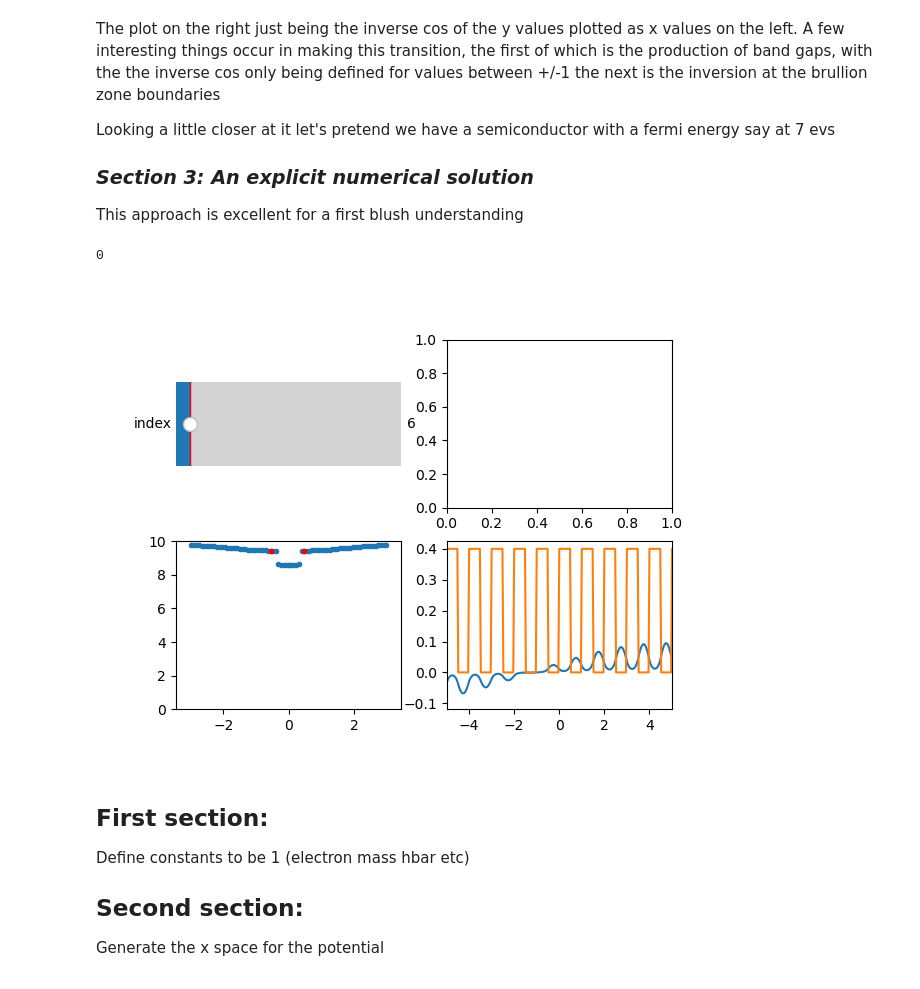
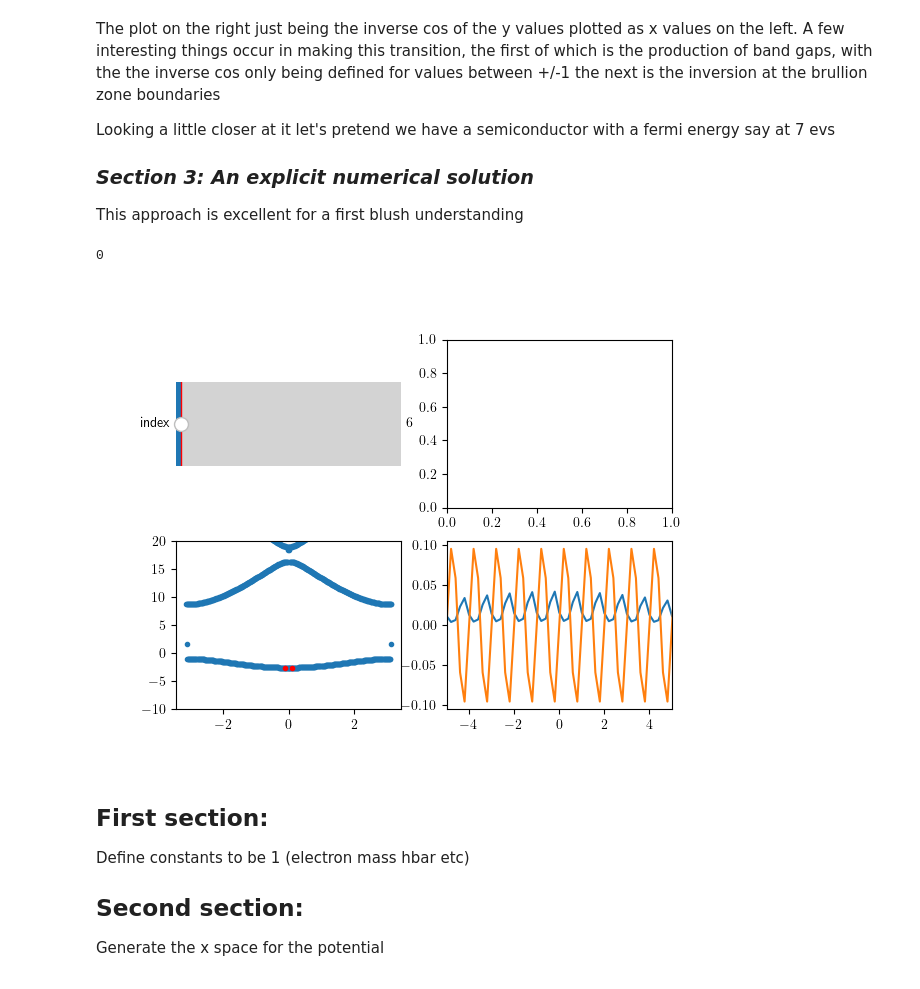
Before and after one commit to MTLphys/ManyBodyTheory, a Jupyter notebook: Class 2 1D Periodic Potential/Section1CalculatingBandstructure.ipynb, the cells around one changed output. Cells and saved outputs as stored; diff of their text form; code cells hidden in the pictures.

```diff
--- a/Class 2 1D Periodic Potential/Section1CalculatingBandstructure.ipynb
+++ b/Class 2 1D Periodic Potential/Section1CalculatingBandstructure.ipynb
@@ -406,7 +394,7 @@ N = 1000#  Number of steps
 
 
 c = 1 # width of potential well
-L = 20*c #width of simulation window
+L = 100*c #width of simulation window
 a = -L; b =L #bounds of window
 x = np.linspace(a,b,N+1) # generate x space
 dx = x[1]-x[0] #define differential step
@@ -417,7 +405,7 @@ E0 = hb/(dx**2)*(-2*np.eye(N-1)+np.diag(np.ones(N-2),1)+np.diag(np.ones(N-2),-1)
 
 v0 = (1/2/m*w*x)
 v = np.diag(v0[1:-1])
-v1 = 20*(1+sig.square(2*np.pi/c*x,duty=.5,))#*np.heaviside(x,0)*np.heaviside(c*7-x,0)#50*np.sin(2*np.pi/c*x)
+v1 = 10*np.sin(2*np.pi/c*x)#20*(1+sig.square(2*np.pi/c*x,duty=.5,))#*np.heaviside(x,0)*np.heaviside(c*7-x,0)#50*np.sin(2*np.pi/c*x)
 V = np.diag(v1[1:-1])
 H1 = -E0/2/m*hb
 H = -E0/2/m*hb+V
@@ -429,38 +417,38 @@ n = np.arange(1,N)
 E00 =(np.pi/L*n)**2
 idx = D.argsort()[-N::]
 D  =  D[idx]
 fx2 = fx2[:,idx]
 k = kspace(N,c,dx)
 k = np.append(k,-kspace(N,c,dx))
 D = np.append(D,D)
 #section 5
 fig,ax= plt.subplots(2,2)
 ax[1,0].plot(k,D,'.')
 indicator, = ax[1,0].plot([k[6],k[6+N]],[D[6],D[6+N]],'.',color='r')
-ax[1,0].set_ylim(0,10)
-eigplot, = ax[1,1].plot(x[1:-1],fx2[:,6])
+ax[1,0].set_ylim(-10,20)
+eigplot, = ax[1,1].plot(x[1:-1],10*(fx2[:,6])**2)
 ax[1,1].plot(x[1:-1],v1[1:-1]*.01)
 ax[1,1].set_xlim(-5*c,5*c)
 # Make a horizontal slider to control the frequency.
 index_slider = Slider(
     ax=ax[0,0],
     label='index',
     valmin=0,
-    valmax=100,
+    valmax=300,
     valinit=6,
     valstep=1
 )
 def update(val):
     index = index_slider.val
-    eigplot.set_ydata(fx2[:,index])
+    eigplot.set_ydata(10*(fx2[:,index])**2)
     indicator.set_ydata([D[index]])
     indicator.set_xdata([k[index]])
     fig.canvas.draw_idle()
 
 index_slider.on_changed(update)
 # %% [output]
 0
-[figure, old version]
+[figure, new version]
 # %% [markdown]
 ## First section:
 Define constants to be 1 (electron mass hbar etc)
```
Also changed, not shown: parts of 3 cells of this notebook.
